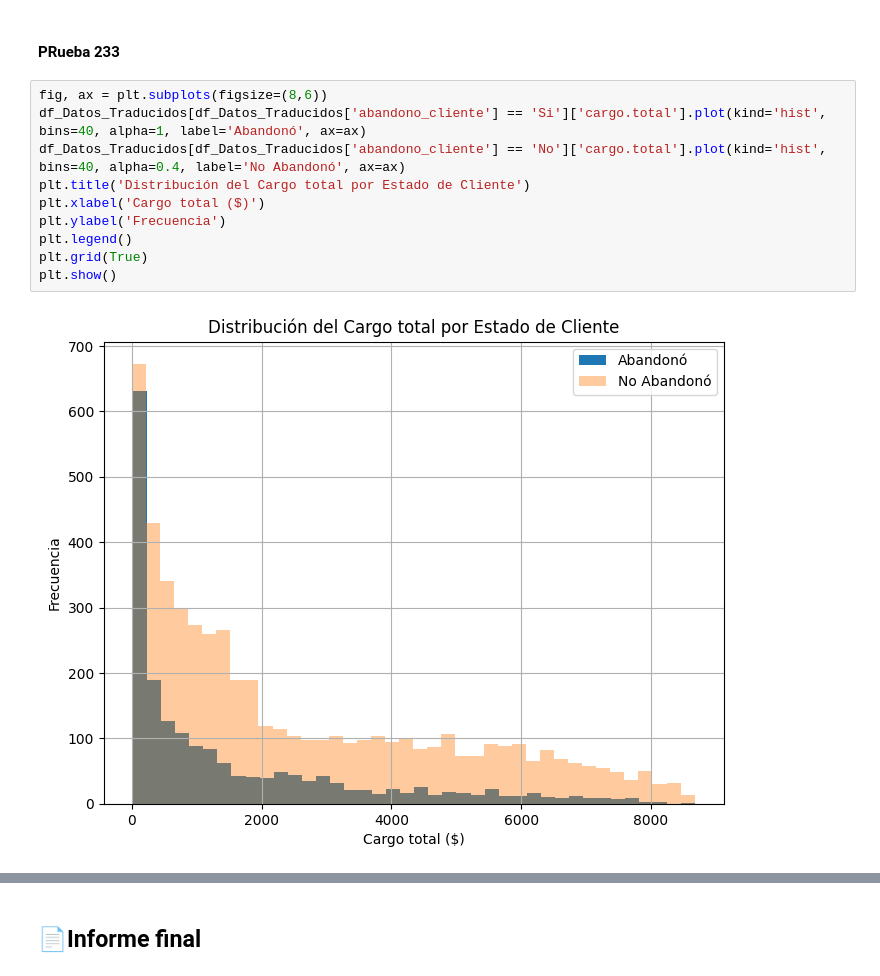
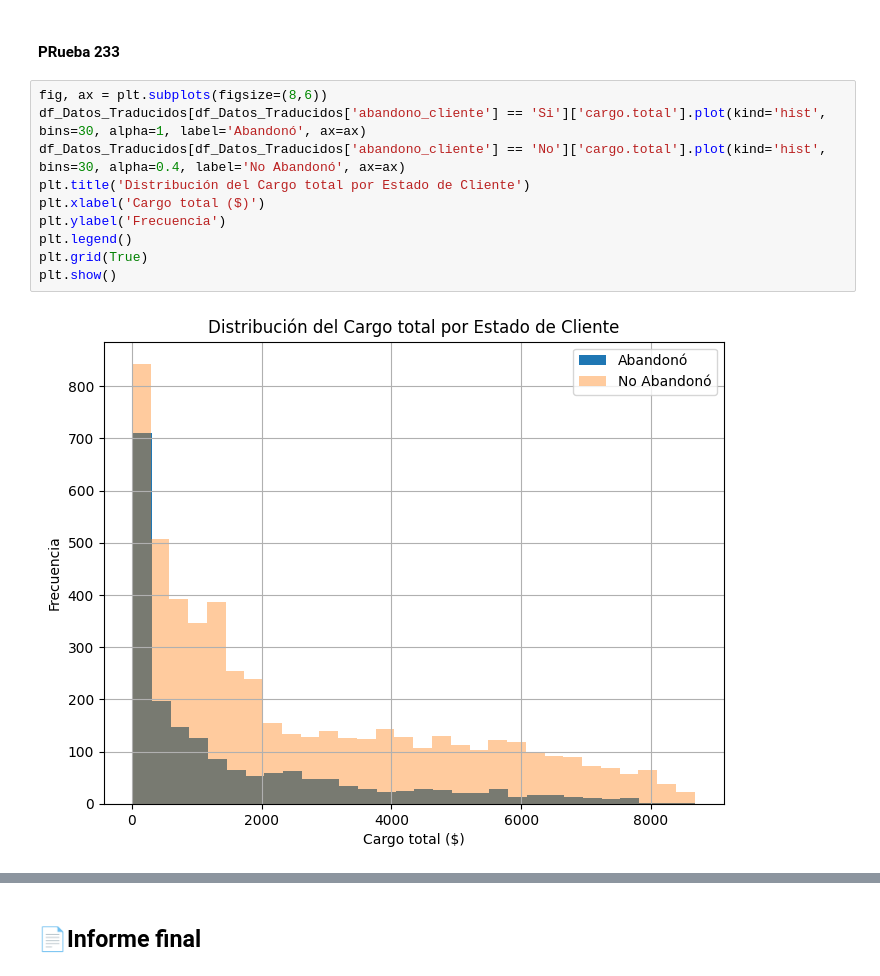
Before and after one commit to MigXDev/CS_Datos_I_DESAFIO_2, a Jupyter notebook: challenge2-data-science-LATAM-main/TelecomX_LATAM.ipynb, the cells around one changed output, grey strips where cells are left out. Saved outputs shown, nothing was run; the diff lists cells and outputs as text.

```diff
--- a/challenge2-data-science-LATAM-main/TelecomX_LATAM.ipynb
+++ b/challenge2-data-science-LATAM-main/TelecomX_LATAM.ipynb
@@ -2498,13 +2498,13 @@ plt.show()
 #### PRueba 233
 # %%
 fig, ax = plt.subplots(figsize=(8,6))
-df_Datos_Traducidos[df_Datos_Traducidos['abandono_cliente'] == 'Si']['cargo.total'].plot(kind='hist', bins=40, alpha=1, label='Abandonó', ax=ax)
-df_Datos_Traducidos[df_Datos_Traducidos['abandono_cliente'] == 'No']['cargo.total'].plot(kind='hist', bins=40, alpha=0.4, label='No Abandonó', ax=ax)
+df_Datos_Traducidos[df_Datos_Traducidos['abandono_cliente'] == 'Si']['cargo.total'].plot(kind='hist', bins=30, alpha=1, label='Abandonó', ax=ax)
+df_Datos_Traducidos[df_Datos_Traducidos['abandono_cliente'] == 'No']['cargo.total'].plot(kind='hist', bins=30, alpha=0.4, label='No Abandonó', ax=ax)
 plt.title('Distribución del Cargo total por Estado de Cliente')
 plt.xlabel('Cargo total ($)')
 plt.ylabel('Frecuencia')
 plt.legend()
 plt.grid(True)
 plt.show()
 # %% [output]
-[figure, old version]
+[figure, new version]
```
Also changed, not shown: parts of 16 cells of this notebook.
